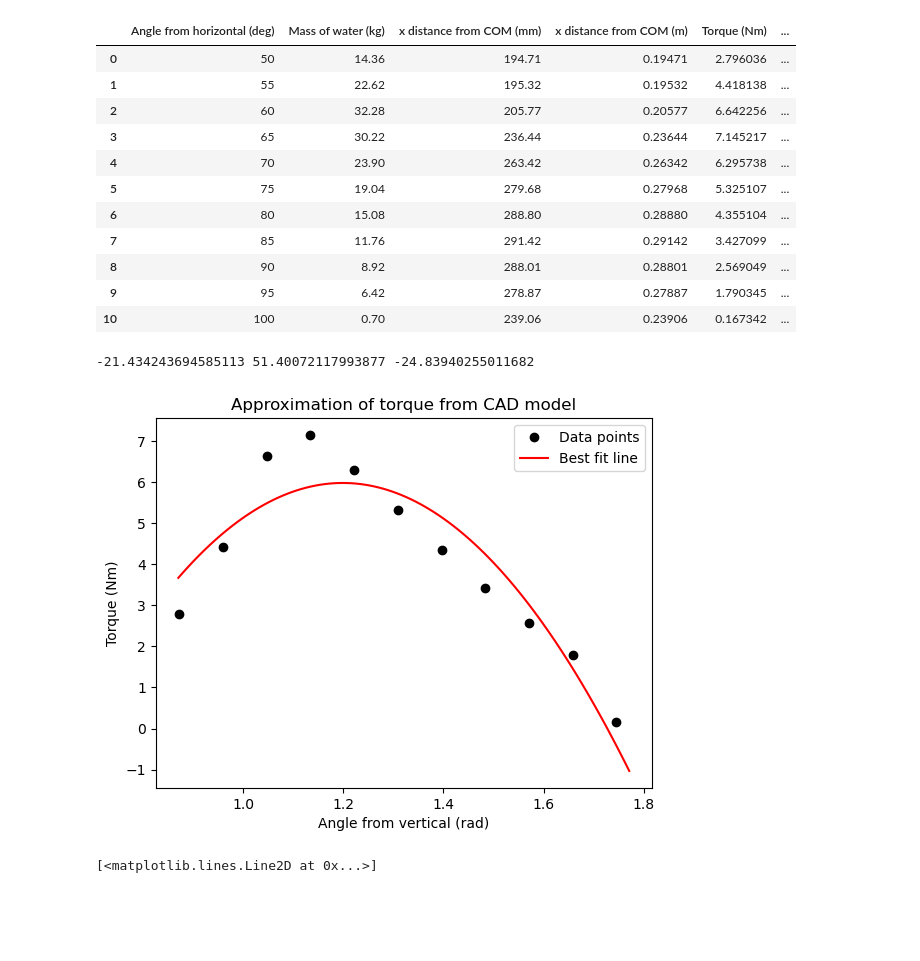
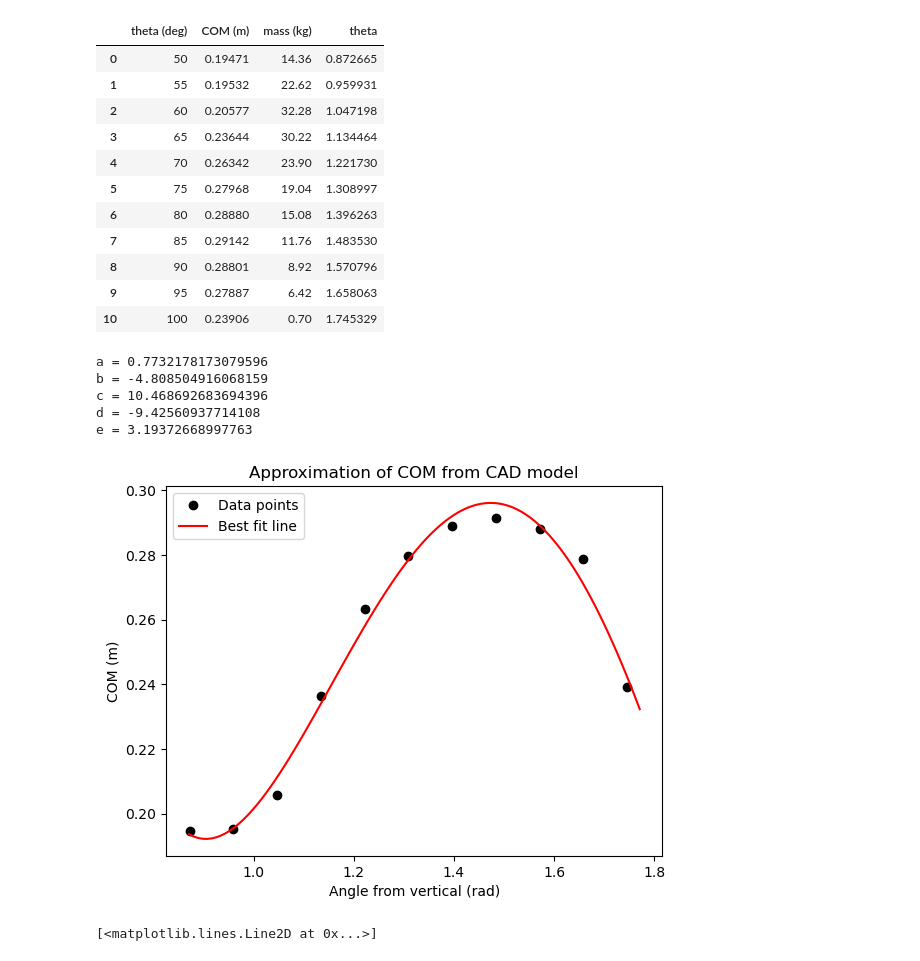
Before and after one commit to pilipb/DP4-code, a Jupyter notebook: water_mass.ipynb, the cells around one changed output. Saved outputs shown, nothing was run; the diff lists cells and outputs as text; code cells hidden in the pictures; blank space fills up the shorter version.

```diff
--- a/water_mass.ipynb
+++ b/water_mass.ipynb
@@ -5,19 +5,18 @@ import matplotlib.pyplot as plt
 # %%
 df = pd.read_csv('Test Data/water_mass.csv')
 
-# add 40 to the Angle from horizontal column
-df['Angle from horizontal (deg)'] = df['Angle from horizontal (deg)'] + 90
+# add 90 to the Angle from vertical column
+df['theta (deg)'] = df['Angle from horizontal (deg)'] + 90
 
 # divide x distance by 1000 to get m
-df['x distance from COM (m)'] = df['x distance from COM (mm)'] / 1000
+df['COM (m)'] = df['x distance from COM (mm)'] / 1000
 
 # times mass by 2
-df['Mass of water (kg)'] = df['Mass of water (kg)'] * 2
+df['mass (kg)'] = df['Mass of water (kg)'] * 2
 
 # remove Torque column
-df = df.drop(columns=['Torque'])
+# df = df.drop(columns=['Torque', 'Mass of water (kg)', 'Angle from horizontal (deg)', 'x distance from COM (mm)' ])
 
-df['Torque (Nm)'] = df['Mass of water (kg)'] * df['x distance from COM (m)']
 
 df.head(20)
 # %% [output]
@@ -36,47 +35,53 @@ df.head(20)
 # %%
 # convert the first column from degrees to radians
-df['theta'] = df['Angle from horizontal (deg)'] * np.pi/180
+df['theta'] = df['theta (deg)'] * np.pi/180
 df.head(20)
 # %% [output]
-|  | Angle from horizontal (deg) | Mass of water (kg) | x distance from COM (mm) | x distance from COM (m) | Torque (Nm) | ... |
-| 0 | 50 | 14.36 | 194.71 | 0.19471 | 2.796036 | ... |
-| 1 | 55 | 22.62 | 195.32 | 0.19532 | 4.418138 | ... |
-| 2 | 60 | 32.28 | 205.77 | 0.20577 | 6.642256 | ... |
-| 3 | 65 | 30.22 | 236.44 | 0.23644 | 7.145217 | ... |
-| 4 | 70 | 23.90 | 263.42 | 0.26342 | 6.295738 | ... |
-| 5 | 75 | 19.04 | 279.68 | 0.27968 | 5.325107 | ... |
-| 6 | 80 | 15.08 | 288.80 | 0.28880 | 4.355104 | ... |
-| 7 | 85 | 11.76 | 291.42 | 0.29142 | 3.427099 | ... |
-| 8 | 90 | 8.92 | 288.01 | 0.28801 | 2.569049 | ... |
-| 9 | 95 | 6.42 | 278.87 | 0.27887 | 1.790345 | ... |
-| 10 | 100 | 0.70 | 239.06 | 0.23906 | 0.167342 | ... |
+|  | theta (deg) | COM (m) | mass (kg) | theta |
+| 0 | 50 | 0.19471 | 14.36 | 0.872665 |
+| 1 | 55 | 0.19532 | 22.62 | 0.959931 |
+| 2 | 60 | 0.20577 | 32.28 | 1.047198 |
+| 3 | 65 | 0.23644 | 30.22 | 1.134464 |
+| 4 | 70 | 0.26342 | 23.90 | 1.221730 |
+| 5 | 75 | 0.27968 | 19.04 | 1.308997 |
+| 6 | 80 | 0.28880 | 15.08 | 1.396263 |
+| 7 | 85 | 0.29142 | 11.76 | 1.483530 |
+| 8 | 90 | 0.28801 | 8.92 | 1.570796 |
+| 9 | 95 | 0.27887 | 6.42 | 1.658063 |
+| 10 | 100 | 0.23906 | 0.70 | 1.745329 |
 # %%
-
-
-# plot a curved line of best fit
+# plot a curved line of best fit to the COM vs theta
 
 # find the coefficients of the best fit line
-a,b, c = np.polyfit(df['theta'], df['Torque (Nm)'], 2)
+a,b, c,d,e = np.polyfit(df['theta'], df['COM (m)'], 4)
 
 # create a list of x values
 x = np.linspace(np.pi/2 - 0.7, np.pi/2 +0.2, 100)
 
 # create a list of y values
-y = a*x**2 + b*x + c
+y = a*x**4 + b*x**3 + c*x**2 + d*x + e
 
 # plot the line
-plt.plot(df['theta'], df['Torque (Nm)'], 'o', color='black', label='Data points')
+plt.plot(df['theta'], df['COM (m)'], 'o', color='black', label='Data points')
 plt.plot(x, y, color='red', label='Best fit line')
 plt.xlabel('Angle from vertical (rad)')
-plt.ylabel('Torque (Nm)')
-plt.title('Approximation of torque from CAD model')
+plt.ylabel('COM (m)')
+plt.title('Approximation of COM from CAD model')
 plt.legend()
 
-
-print(a, b, c)
+# print the coefficients
+print('a =', a)
+print('b =', b)
+print('c =', c)
+print('d =', d)
+print('e =', e)
 # %% [output]
--21.434243694585113 51.40072117993877 -24.83940255011682
+a = 0.7732178173079596
+b = -4.808504916068159
+c = 10.468692683694396
+d = -9.42560937714108
+e = 3.19372668997763
-[figure, old version]
+[figure, new version]
 # %%
 plt.plot(df['theta'], df['Mass of water (kg)'])
 # %% [output]
```
Also changed, not shown: parts of 1 cell of this notebook, 2 other files.
